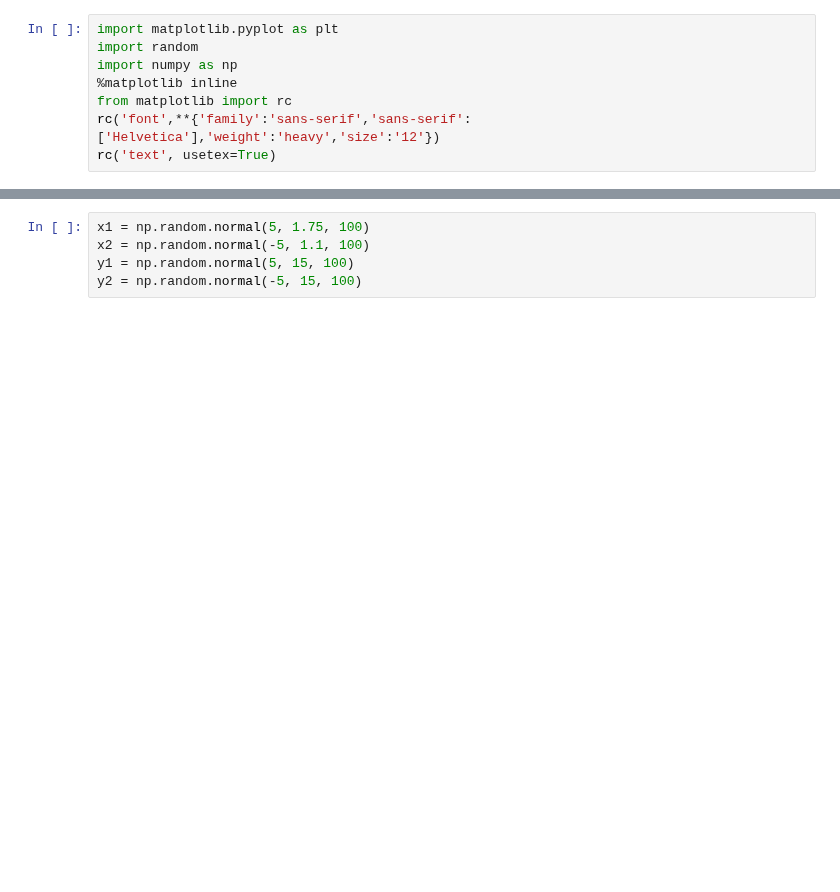
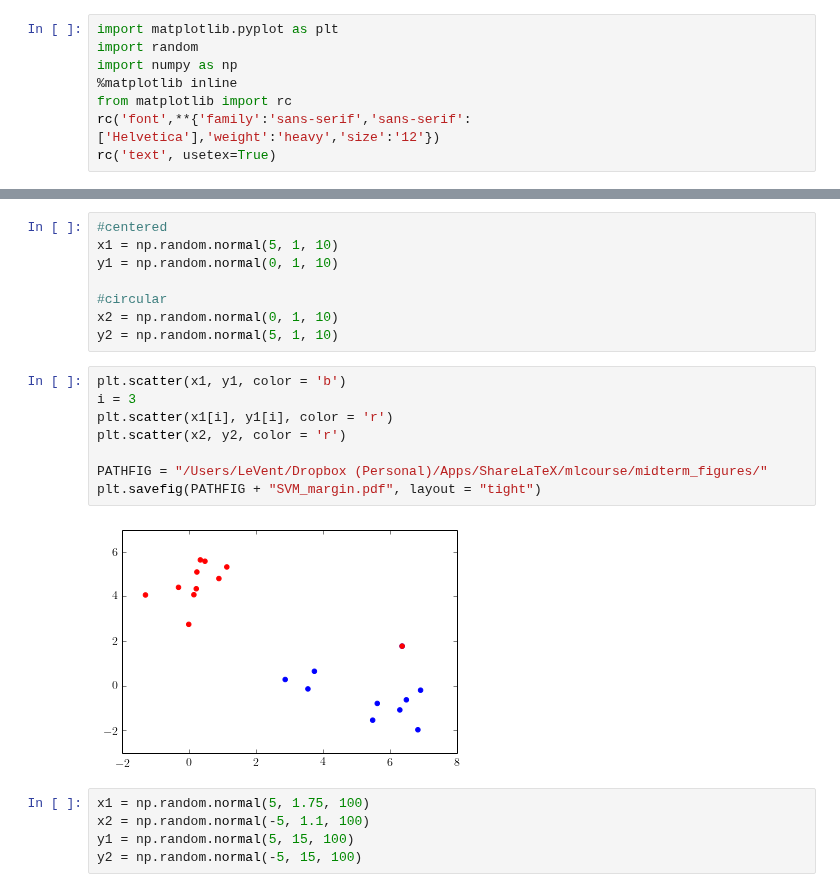
Before and after one commit to davidrosenberg/mlcourse, a Jupyter notebook: Labs/scripts/svm-linearly separable.ipynb, the cells around one changed output, grey strips where cells are left out. Cells and saved outputs as stored; diff of their text form; blank space fills up the shorter version.

```diff
--- a/Labs/scripts/svm-linearly separable.ipynb
+++ b/Labs/scripts/svm-linearly separable.ipynb
@@ -9,3 +51,21 @@ rc('text', usetex=True)
+# %%
+#centered
+x1 = np.random.normal(5, 1, 10)
+y1 = np.random.normal(0, 1, 10)
+
+#circular
+x2 = np.random.normal(0, 1, 10)
+y2 = np.random.normal(5, 1, 10)
+# %%
+plt.scatter(x1, y1, color = 'b')
+i = 3
+plt.scatter(x1[i], y1[i], color = 'r')
+plt.scatter(x2, y2, color = 'r')
+
+PATHFIG = "/Users/LeVent/Dropbox (Personal)/Apps/ShareLaTeX/mlcourse/midterm_figures/"
+plt.savefig(PATHFIG + "SVM_margin.pdf", layout = "tight")
+# %% [output]
+[figure, added]
 # %%
 x1 = np.random.normal(5, 1.75, 100)
 x2 = np.random.normal(-5, 1.1, 100)
```
Also changed, not shown: parts of 4 cells of this notebook.
